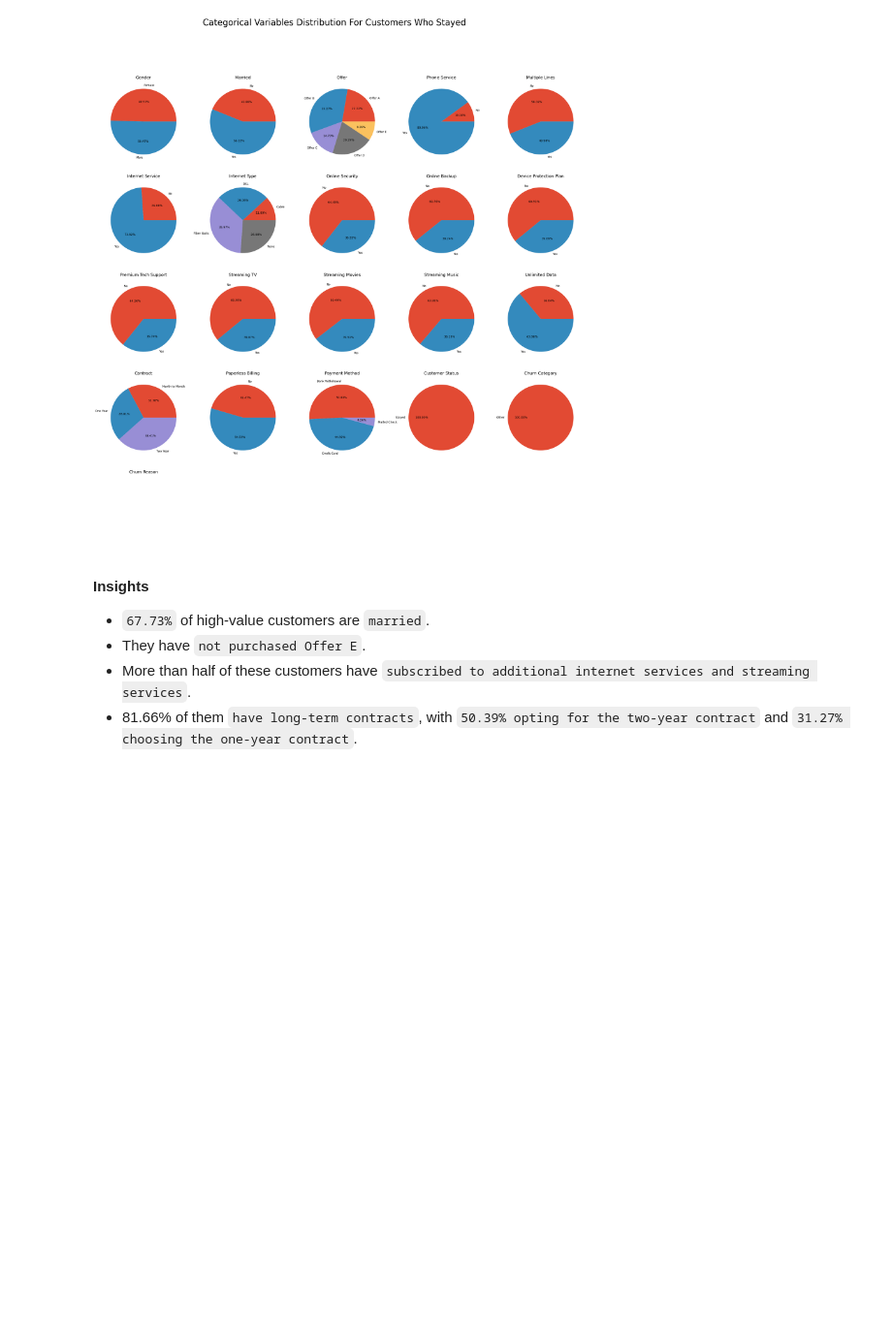
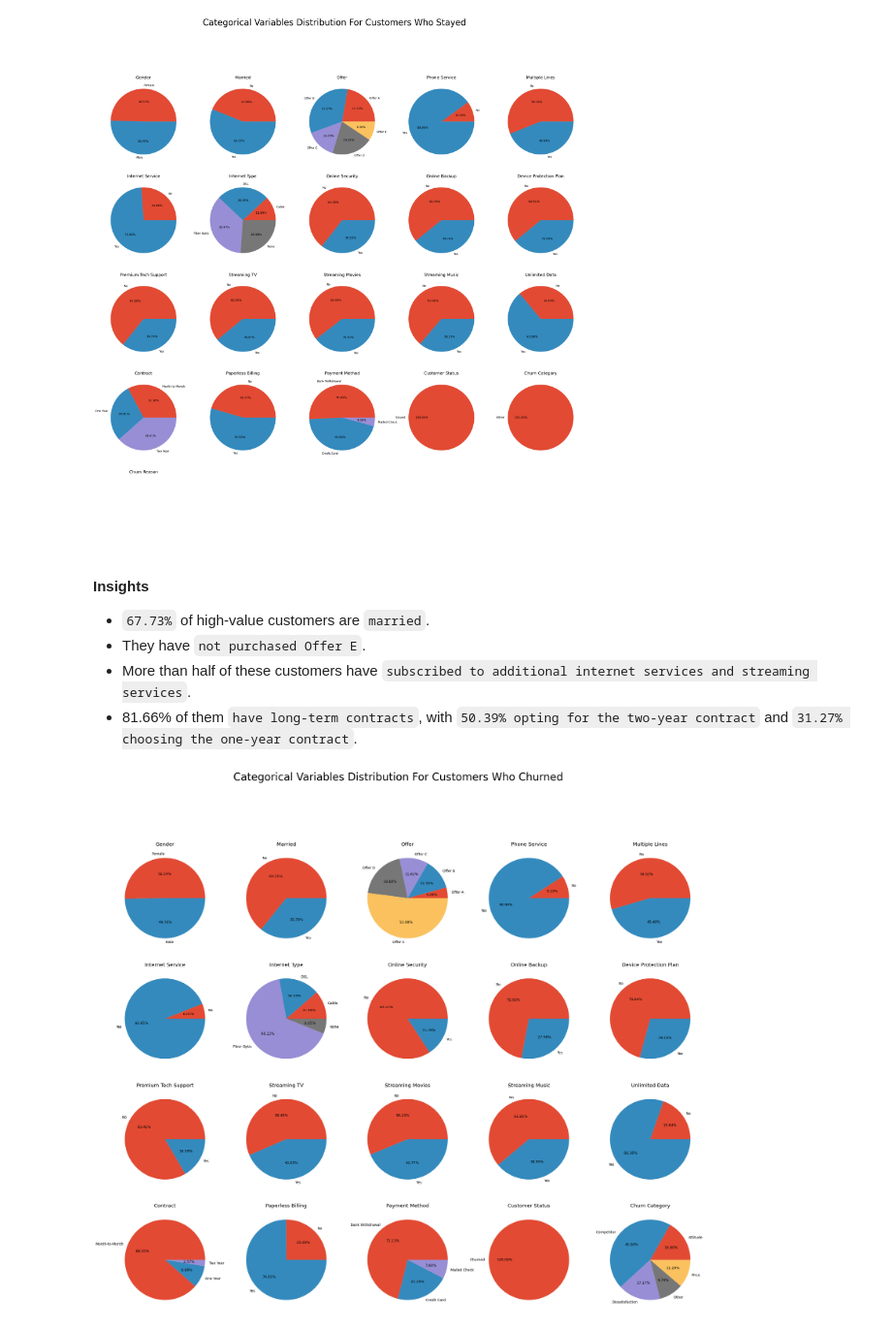
Before and after one commit to bhutto17/Telecom-Churn-Analysis, a Jupyter notebook: Telecom_Churn_Analysis.ipynb, the cells around one changed output. Shown at 97% size. Saved outputs shown, nothing was run; the diff lists cells and outputs as text; code cells hidden in the pictures; blank space fills up the shorter version.

Commit message:
Analyze categorical variables for churned customers using pie charts

```diff
--- a/Telecom_Churn_Analysis.ipynb
+++ b/Telecom_Churn_Analysis.ipynb
@@ -396,3 +396,20 @@ plt.show()
 - They have `not purchased Offer E`.
 - More than half of these customers have `subscribed to additional internet services and streaming services`.
 - 81.66% of them `have long-term contracts`, with `50.39% opting for the two-year contract` and `31.27% choosing the one-year contract`.
+# %%
+cat = [column for column in df_churned.columns if df_churned[column].nunique() < 10 and df_churned[column].dtype == "object"]
+df_categ = df_churned[cat]
+
+fig = plt.figure(figsize = (30, 30))
+
+i = 1
+for c in df_categ.columns:
+    plt.subplot(5, 5, i)
+    ax = df_churned.groupby([c]).size().plot(kind = 'pie', autopct = '%.2f%%')
+    plt.title(str(c), loc='center')
+    i += 1
+
+fig.suptitle("Categorical Variables Distribution For Customers Who Churned", fontsize=30)
+plt.show()
+# %% [output]
+[figure, added]
```
Also changed, not shown: parts of 1 cell of this notebook.
